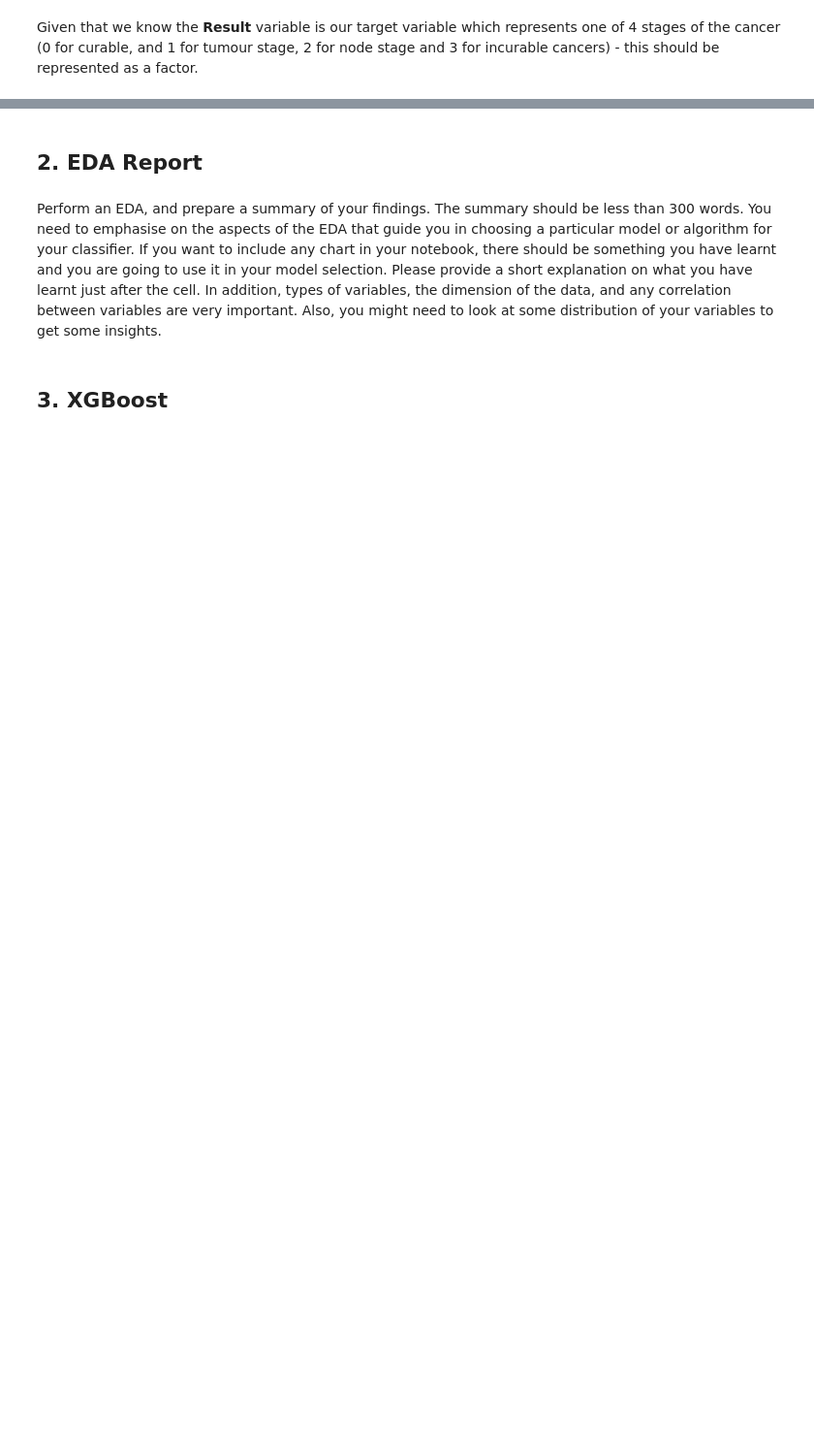
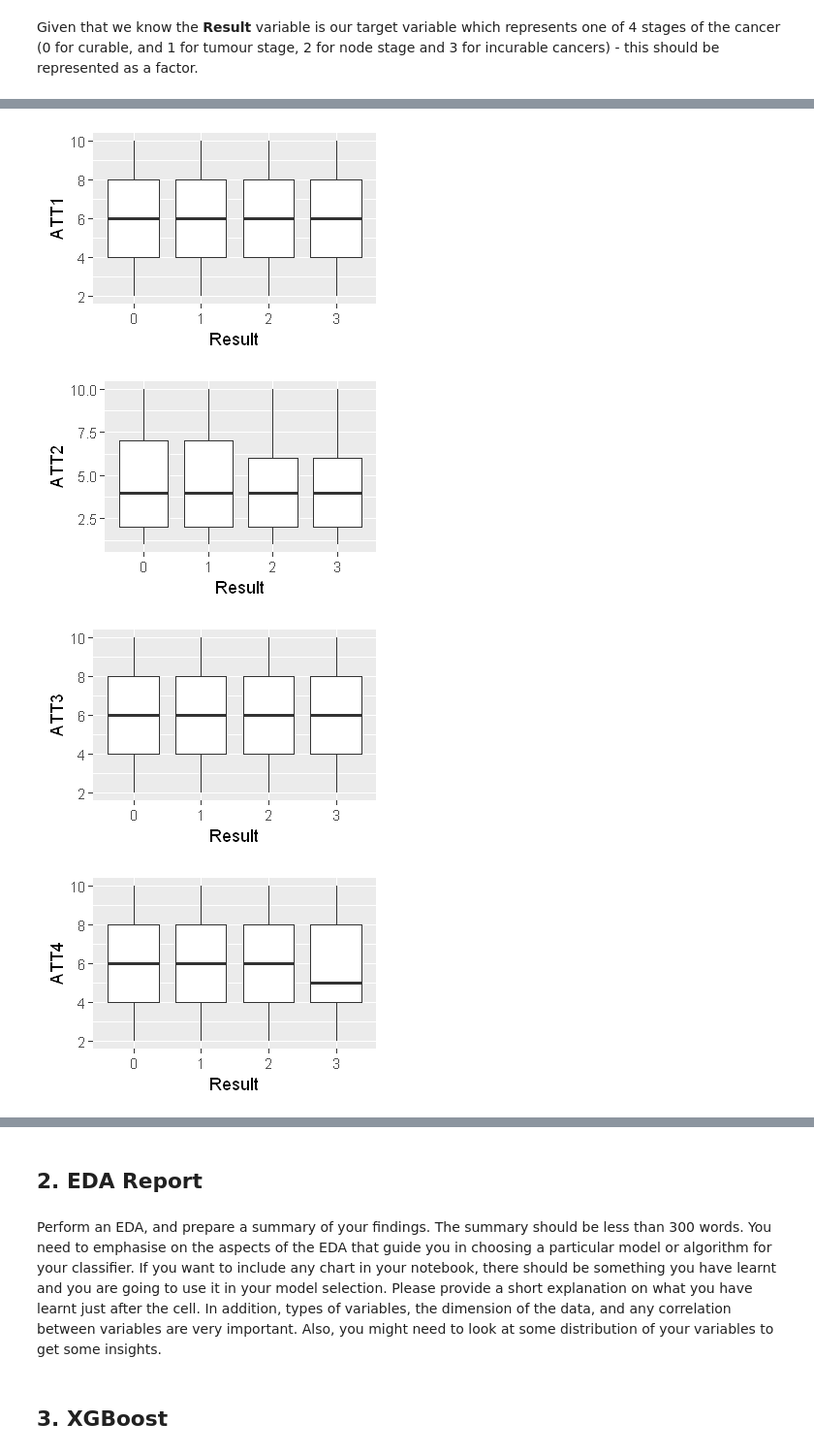
Before and after one commit to codeBehindMe/ADLA3, a Jupyter notebook: groupG.ipynb, the cells around one changed output, grey strips where cells are left out. Shown at 97% size. Drawn from its saved outputs; the diff is of its cells as text; code cells hidden in the pictures; blank space fills up the shorter version.

```diff
--- a/groupG.ipynb
+++ b/groupG.ipynb
@@ -65,0 +122,20 @@ plot(prostate$Result, mean(prostate$ATT1), xlab = "BMI", ylab = "age")
+# %%
+options(repr.plot.width = 3)
+options(repr.plot.height = 2)
+ggplot(train, aes(x = Result, y = ATT1)) + geom_boxplot()
+ggplot(train, aes(x = Result, y = ATT2)) + geom_boxplot()
+ggplot(train, aes(x = Result, y = ATT3)) + geom_boxplot()
+ggplot(train, aes(x = Result, y = ATT4)) + geom_boxplot()
+ggplot(train, aes(x = Result, y = ATT5)) + geom_boxplot()
+ggplot(train, aes(x = Result, y = ATT6)) + geom_boxplot()
+ggplot(train, aes(x = Result, y = ATT7)) + geom_boxplot()
+ggplot(train, aes(x = Result, y = ATT8)) + geom_boxplot()
+ggplot(train, aes(x = Result, y = ATT9)) + geom_boxplot()
+ggplot(train, aes(x = Result, y = ATT10)) + geom_boxplot()
+options(repr.plot.width = 6)
+options(repr.plot.height = 4)
+# %% [output]
+[figure, added]
+[figure, added]
+[figure, added]
+[figure, added]
```
Also changed, not shown: parts of 14 cells of this notebook, 1 other file.
